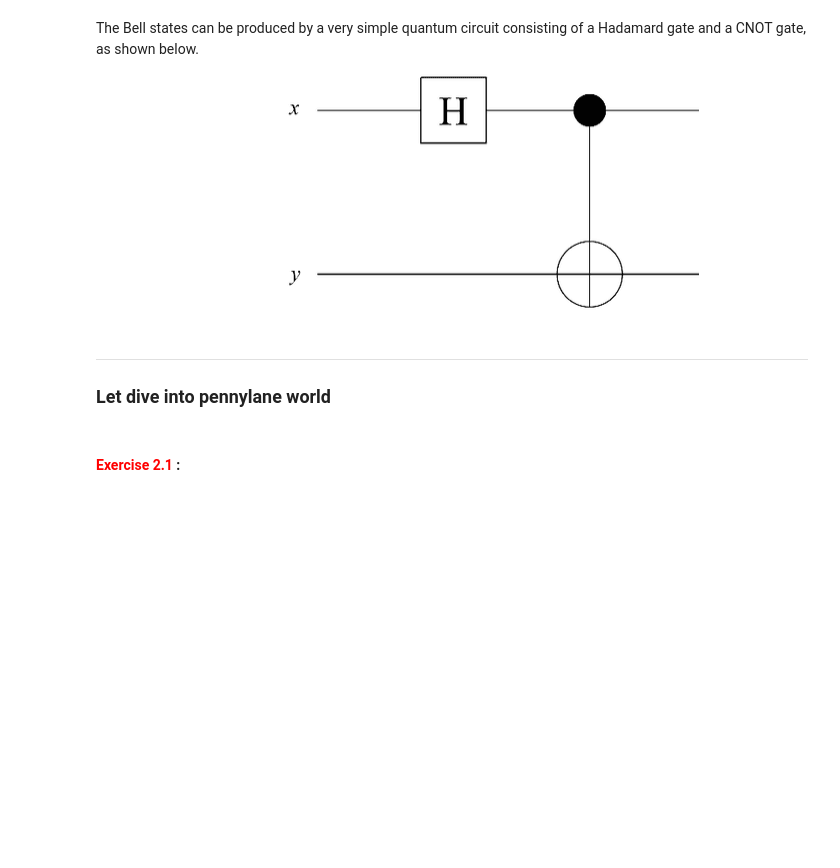
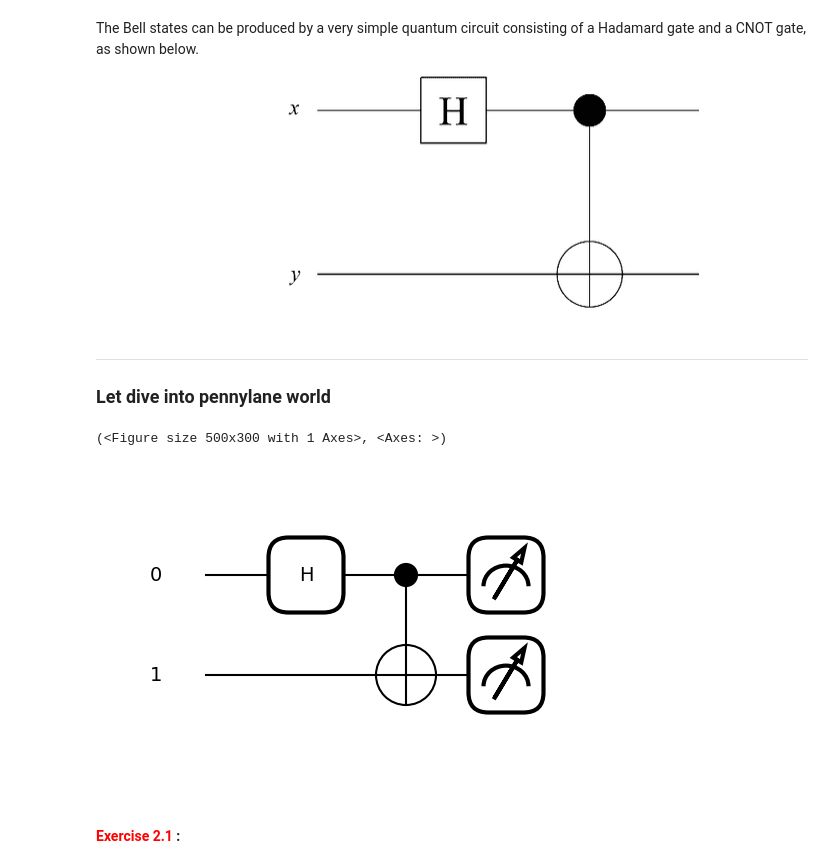
Before and after one commit to mainak-bhattacharyya/QuCIS_outreach, a Jupyter notebook: nptel_jun'24/tutorial_day2/Bell_state.ipynb, the cells around one changed output. Saved outputs shown, nothing was run; the diff lists cells and outputs as text; code cells hidden in the pictures; blank space fills up the shorter version.

```diff
--- a/nptel_jun'24/tutorial_day2/Bell_state.ipynb
+++ b/nptel_jun'24/tutorial_day2/Bell_state.ipynb
@@ -41,30 +41,34 @@ The Bell states can be produced by a very simple quantum circuit consisting of a
 # %%
 ## First import the pennylane and numpy package
 
 import pennylane as qml
 from pennylane import numpy as np
 
 ## Define the device as a qubit device with 2 qubits.
 # Here shots is the number of times the circuit is run,  100 times in this case.
 dev = qml.device('default.qubit', wires=2, shots = 100)
 
 ## Define the quantum circuit
 @qml.qnode(dev)
 
 def bell_circuit():
 
     qml.Hadamard(wires=0)
     qml.CNOT(wires=[0, 1])
 
     return qml.sample(qml.PauliZ(0)), qml.sample(qml.PauliZ(1))  ## Return the expectation value of the PauliZ operator for qubit 0 and 1
 
 bell_result = bell_circuit()
 
+qml.draw_mpl(bell_circuit)() ## Draw the circuit
 
 ## To check is our circuit is a Bell state or not, we need to check the expectation value of the PauliZ operator for qubit 0 and 1
 
 # if (np.all(bell_result[0] == bell_result[1])):
 #     print("The circuit is a Bell state")
+# %% [output]
+(<Figure size 500x300 with 1 Axes>, <Axes: >)
+[figure, added]
 # %% [markdown]
 ####  <b><font color='red'> Exercise 2.1</font> </b> :
 # %% [markdown]
```
Also changed, not shown: parts of 2 cells of this notebook, 4 other files.
